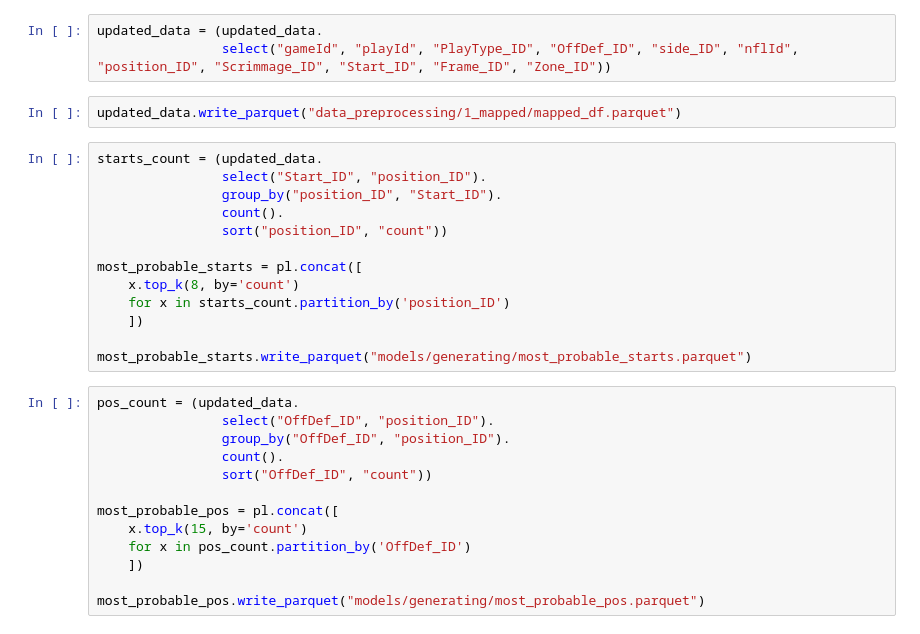
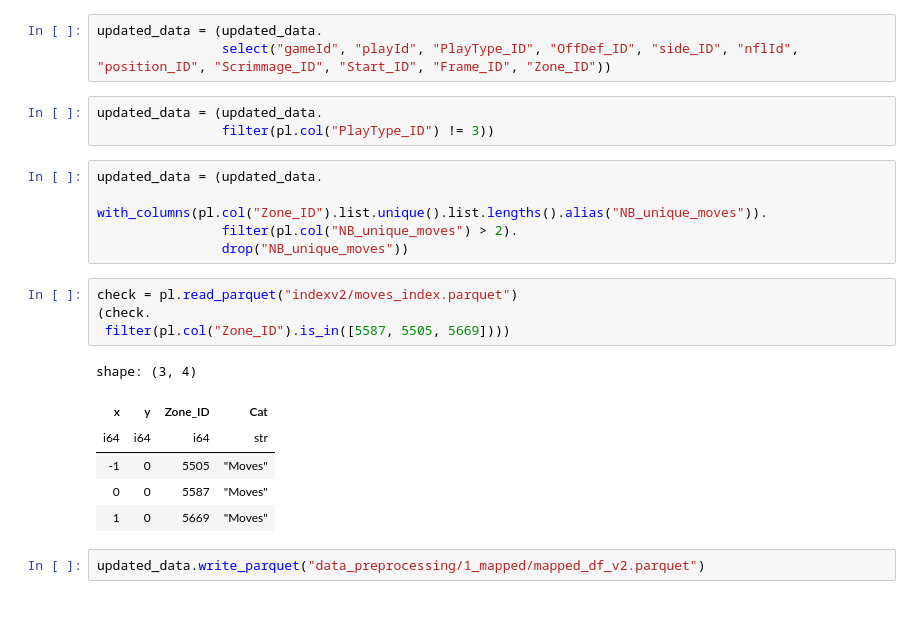
Before and after one commit to samchaineau/QB-GPT, a Jupyter notebook: notebooks/QBGPT/2_dataset_mapping.ipynb, the cells around one changed output. Saved outputs shown, nothing was run; the diff lists cells and outputs as text.

```diff
--- a/notebooks/QBGPT/2_dataset_mapping.ipynb
+++ b/notebooks/QBGPT/2_dataset_mapping.ipynb
@@ -699,31 +582,24 @@ updated_data = (updated_data.
 # %%
 updated_data = (updated_data.
                 select("gameId", "playId", "PlayType_ID", "OffDef_ID", "side_ID", "nflId", "position_ID", "Scrimmage_ID", "Start_ID", "Frame_ID", "Zone_ID"))
+# %%
+updated_data = (updated_data.
+                filter(pl.col("PlayType_ID") != 3))
+# %%
+updated_data = (updated_data.
+                with_columns(pl.col("Zone_ID").list.unique().list.lengths().alias("NB_unique_moves")).
+                filter(pl.col("NB_unique_moves") > 2).
+                drop("NB_unique_moves"))
+# %%
+check = pl.read_parquet("indexv2/moves_index.parquet")
+(check.
+ filter(pl.col("Zone_ID").is_in([5587, 5505, 5669])))
+# %% [output]
+shape: (3, 4)
+| x | y | Zone_ID | Cat |
+| i64 | i64 | i64 | str |
+| -1 | 0 | 5505 | "Moves" |
+| 0 | 0 | 5587 | "Moves" |
+| 1 | 0 | 5669 | "Moves" |
 # %%
-updated_data.write_parquet("data_preprocessing/1_mapped/mapped_df.parquet")
+updated_data.write_parquet("data_preprocessing/1_mapped/mapped_df_v2.parquet")
-# %%
-starts_count = (updated_data.
-                select("Start_ID", "position_ID").
-                group_by("position_ID", "Start_ID").
-                count().
-                sort("position_ID", "count"))
-
-most_probable_starts = pl.concat([
-    x.top_k(8, by='count')
-    for x in starts_count.partition_by('position_ID')
-    ])
-
-most_probable_starts.write_parquet("models/generating/most_probable_starts.parquet")
-# %%
-pos_count = (updated_data.
-                select("OffDef_ID", "position_ID").
-                group_by("OffDef_ID", "position_ID").
-                count().
-                sort("OffDef_ID", "count"))
-
-most_probable_pos = pl.concat([
-    x.top_k(15, by='count')
-    for x in pos_count.partition_by('OffDef_ID')
-    ])
-
-most_probable_pos.write_parquet("models/generating/most_probable_pos.parquet")
```
Also changed, not shown: parts of 30 cells of this notebook, 55 other files.
